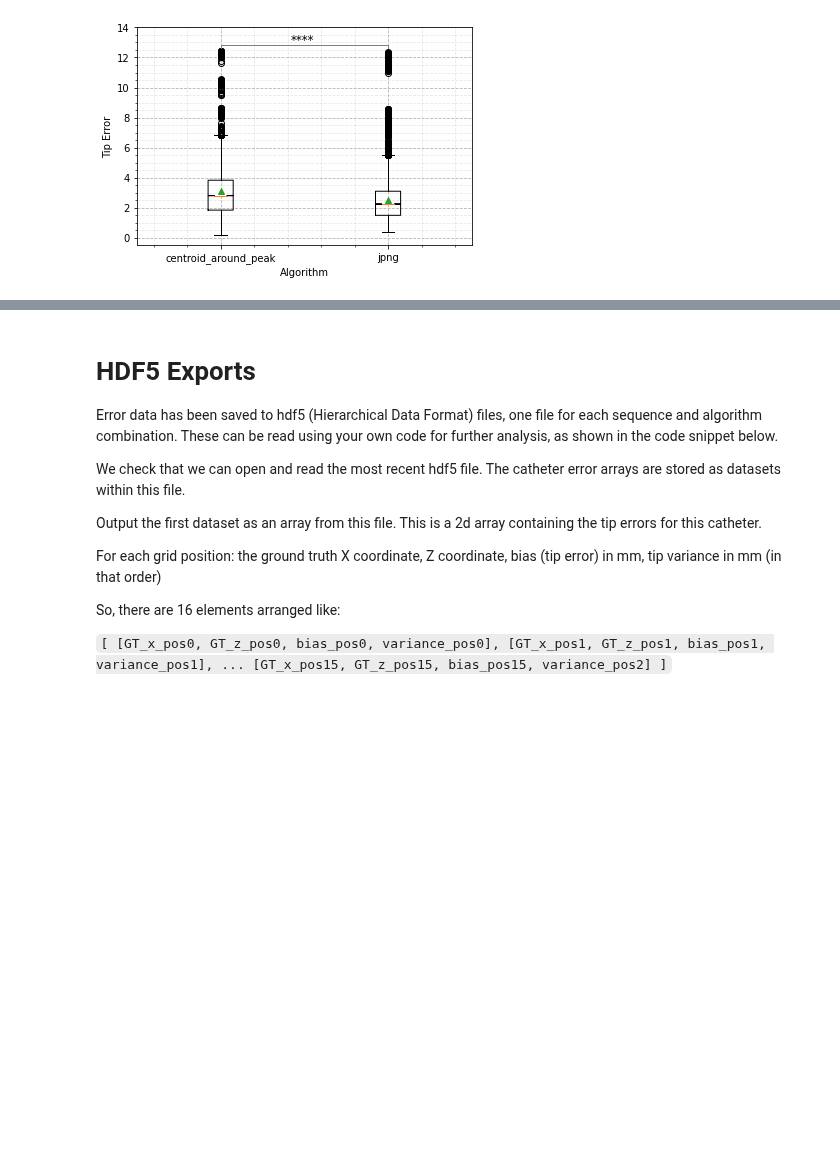
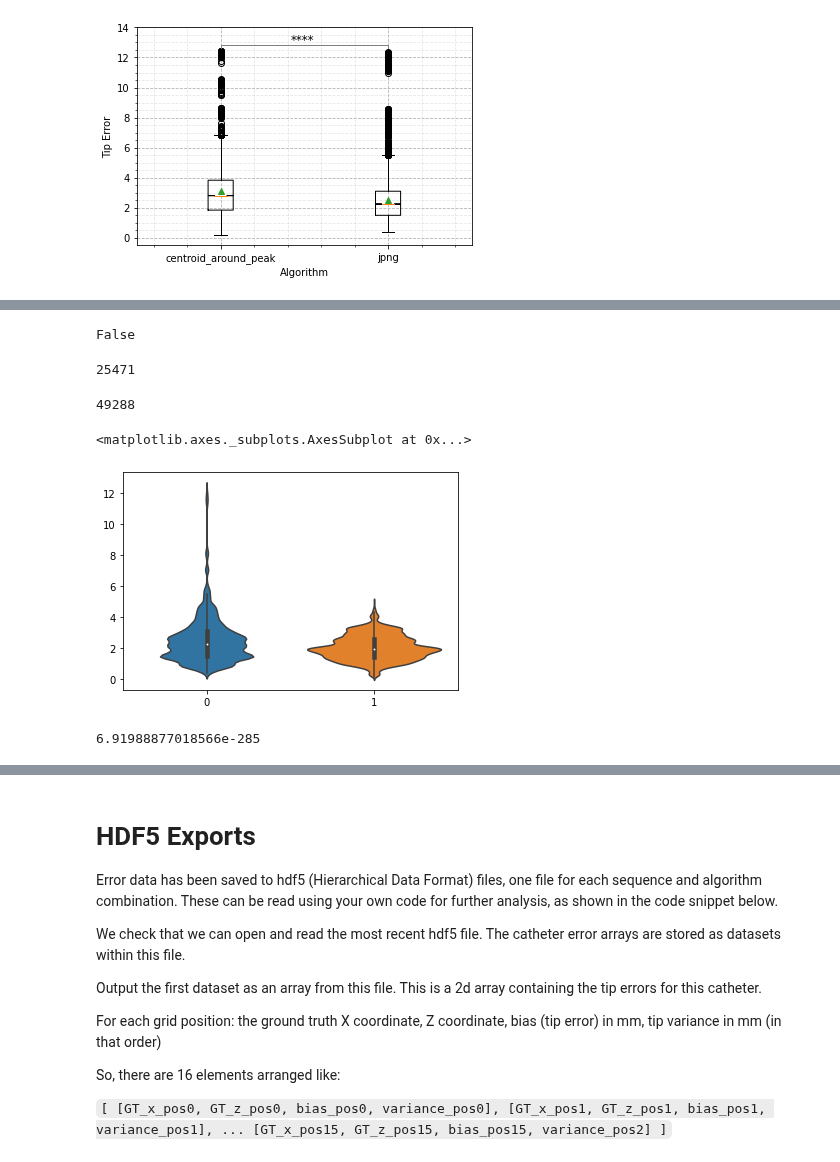
Before and after one commit to WrightGroupSRI/mr-tracking-analysis, a Jupyter notebook: Static_Tracking/static_tracking_heatmaps.ipynb, the cells around one changed output, grey strips where cells are left out. Cells and saved outputs as stored; diff of their text form; code cells hidden in the pictures; blank space fills up the shorter version.

Commit message:
Static experiment - comparing sequences
Using Mann Whitney U test to compare tip errors
for both sequences in the static experiment.

```diff
--- a/Static_Tracking/static_tracking_heatmaps.ipynb
+++ b/Static_Tracking/static_tracking_heatmaps.ipynb
@@ -331,0 +338,6 @@ Static Experiment 3P Sequence: CAP vs JPNG Tip Error Wilcoxon one-tailed
+# %%
+jpng_df = agg_df[agg_df['Algorithm']=='jpng']
+# %%
+jpng_HM_errors = jpng_df[jpng_df['Sequence']=='FH512_noDither_gradSpoiled']['Biases'].apply(pd.Series).values.ravel()
+# %%
+jpng_3P_errors = jpng_df[jpng_df['Sequence']=='SRI_Original']['Biases'].apply(pd.Series).values.ravel()
@@ -331,0 +353,15 @@ Static Experiment 3P Sequence: CAP vs JPNG Tip Error Wilcoxon one-tailed
+# %%
+np.array_equal(np.isnan(jpng_HM_errors),np.isnan(jpng_3P_errors))
+# %% [output]
+False
+# %%
+jpng_HM_errors = jpng_HM_errors[~np.isnan(jpng_HM_errors)]
+jpng_3P_errors = jpng_3P_errors[~np.isnan(jpng_3P_errors)]
+# %%
+len(jpng_HM_errors)
+# %% [output]
+25471
+# %%
+len(jpng_3P_errors)
+# %% [output]
+49288
@@ -331,0 +370,5 @@ Static Experiment 3P Sequence: CAP vs JPNG Tip Error Wilcoxon one-tailed
+# %%
+sns.violinplot(data=[jpng_3P_errors, jpng_HM_errors],orient='v')
+# %% [output]
+<matplotlib.axes._subplots.AxesSubplot at 0x...>
+[figure, added]
@@ -331,0 +377,4 @@ Static Experiment 3P Sequence: CAP vs JPNG Tip Error Wilcoxon one-tailed
+# %%
+p
+# %% [output]
+6.91988877018566e-285
```
Also changed, not shown: parts of 18 cells of this notebook, 1 other file.
